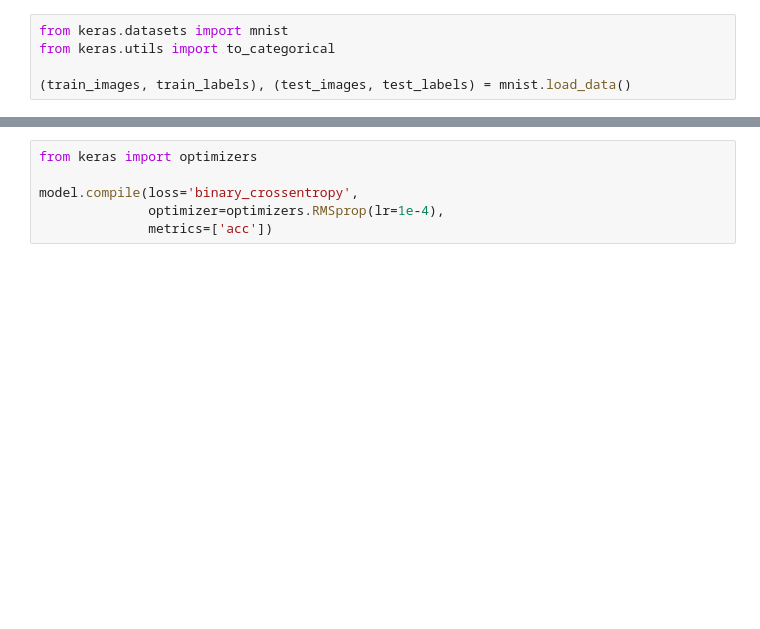
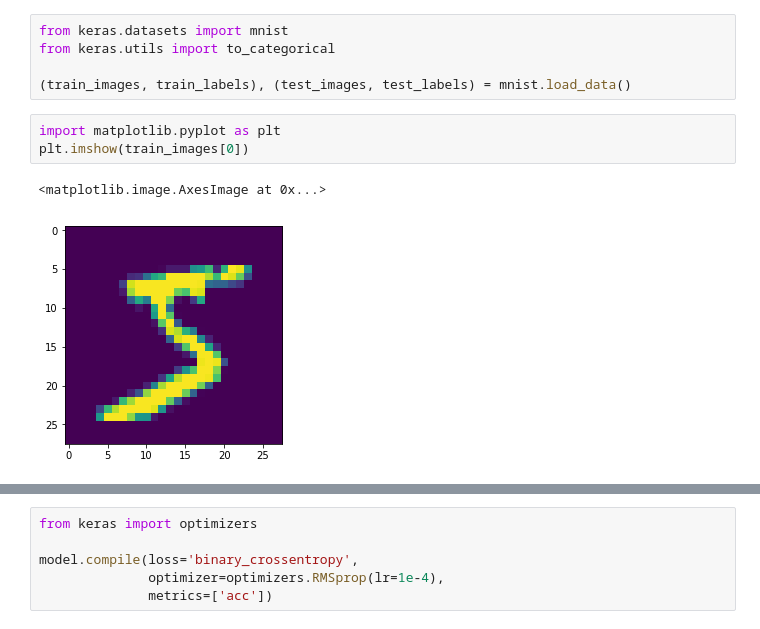
Before and after one commit to gucheng0712/MyJupyterNotebook, a Jupyter notebook: CNN-Class Note.ipynb, the cells around one changed output, grey strips where cells are left out. Drawn from its saved outputs; the diff is of its cells as text; blank space fills up the shorter version.

```diff
--- a/CNN-Class Note.ipynb
+++ b/CNN-Class Note.ipynb
@@ -39,6 +38,12 @@ from keras.datasets import mnist
 from keras.utils import to_categorical
 
 (train_images, train_labels), (test_images, test_labels) = mnist.load_data()
+# %%
+import matplotlib.pyplot as plt
+plt.imshow(train_images[0])
+# %% [output]
+<matplotlib.image.AxesImage at 0x...>
+[figure, added]
 # %%
 train_images = train_images.reshape((60000, 28, 28, 1))
 train_images = train_images.astype('float32') / 255
```
Also changed, not shown: parts of 9 cells of this notebook, 11 other files.
